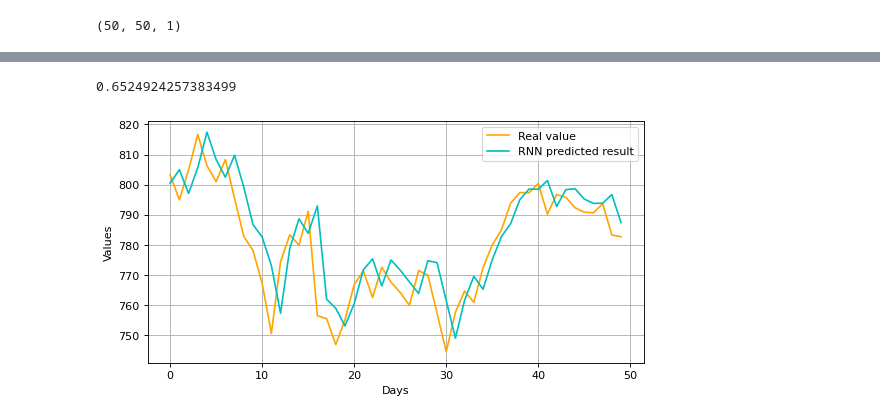
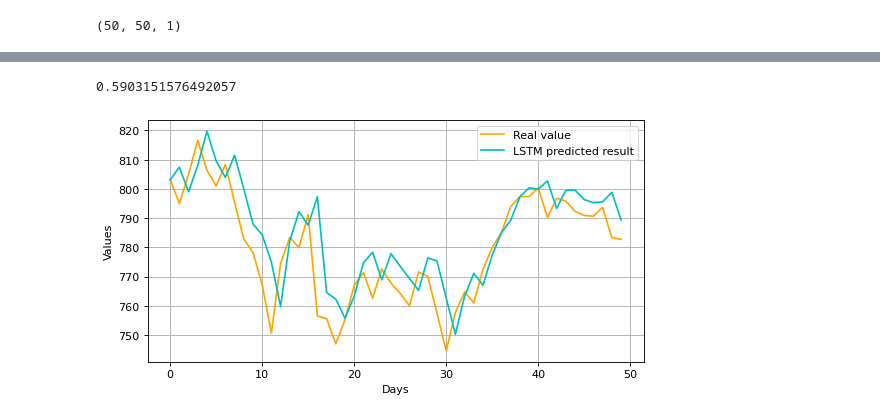
Before and after one commit to isoori/Google-Stacks, a Jupyter notebook: Google Stacks.ipynb, the cells around one changed output, grey strips where cells are left out. Drawn from its saved outputs; the diff is of its cells as text; code cells hidden in the pictures.

```diff
--- a/Google Stacks.ipynb
+++ b/Google Stacks.ipynb
@@ -70,7 +70,7 @@ X_train.shape
 (1158, 50, 1)
 # %%
 model = Sequential()
-model.add(LSTM(10,activation='tanh',input_shape=(None,1),return_sequences=False))
+model.add(LSTM(10,activation='tanh',input_shape=(50,1),return_sequences=False))
 model.add(Dense(1))
 model.compile(optimizer='adam',loss='mean_squared_error')
 # %%
@@ -121,15 +120,15 @@ WARNING:tensorflow:6 out of the last 11 calls to <function Model.make_predict_fu
 # %%
 r2_score(test,normal)
 # %% [output]
-0.6524924257383499
+0.5903151576492057
 # %%
 plt.figure(figsize=(8,4), dpi=80, facecolor='w', edgecolor='k')
 plt.plot(test,color="orange",label="Real value")
-plt.plot(normal,color="c",label="RNN predicted result")
+plt.plot(normal,color="c",label="LSTM predicted result")
 plt.legend()
 plt.xlabel("Days")
 plt.ylabel("Values")
 plt.grid(True)
 plt.show()
 # %% [output]
-[figure, old version]
+[figure, new version]
```
Also changed, not shown: parts of 7 cells of this notebook.
